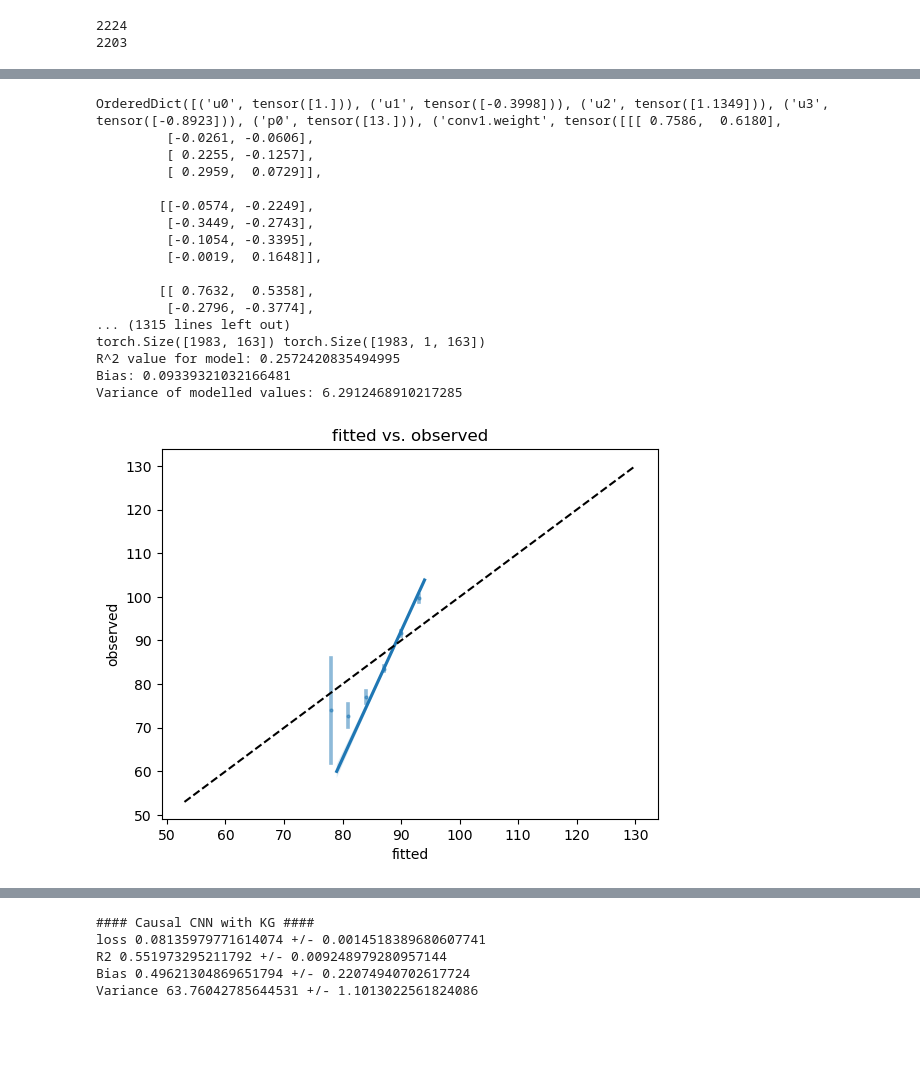
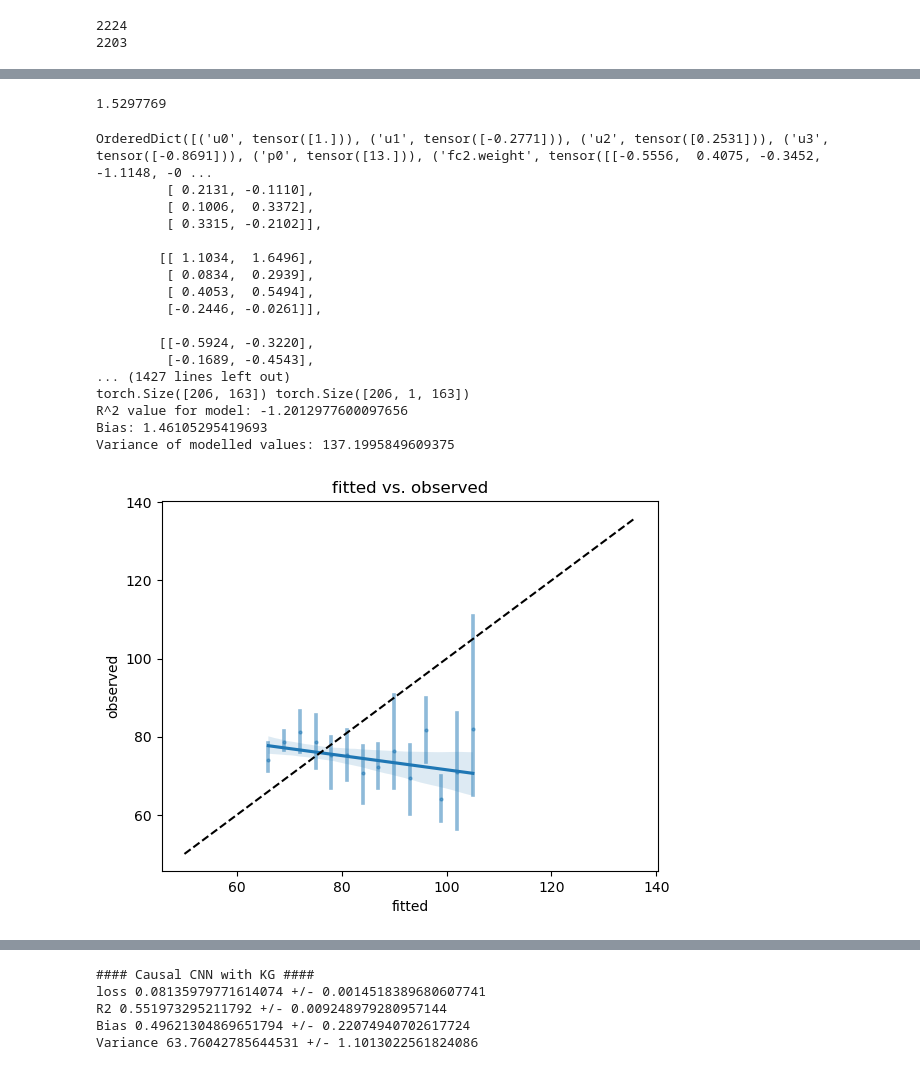
Before and after one commit to MartinP556/ML_algorithms, a Jupyter notebook: CCNN.ipynb, the cells around one changed output, grey strips where cells are left out. Drawn from its saved outputs; the diff is of its cells as text; code cells hidden in the pictures; blank space fills up the shorter version.

```diff
--- a/CCNN.ipynb
+++ b/CCNN.ipynb
@@ -244,7 +434,7 @@ ds_inputs_SSA = pd.read_csv('C:\\Users\\wlwc1989\\Documents\\Phenology_Test_Note
 skip = 1
 numsteps = int(163 // skip)
 NDVI_series_SSA = torch.Tensor(ds_inputs_SSA[[f'NDVI interpolated at day {skip*n}' for n in range(numsteps)]].values)#12
-#NDVI_series_SSA = ((NDVI_series_SSA - NDVI_series_SSA.min(dim=1)[0].unsqueeze(1))/(NDVI_series_SSA.max(dim=1)[0] - NDVI_series_SSA.min(dim=1)[0]).unsqueeze(1))
+NDVI_series_SSA = ((NDVI_series_SSA - NDVI_series_SSA.min(dim=1)[0].unsqueeze(1))/(NDVI_series_SSA.max(dim=1)[0] - NDVI_series_SSA.min(dim=1)[0]).unsqueeze(1))
 temp_series_SSA = torch.Tensor(ds_inputs_SSA[[f'temperature at day {skip*n}' for n in range(numsteps)]].values)
 #photoperiod_series_SSA = torch.Tensor((ds_inputs_SSA[[f'photoperiod at day {skip*n}' for n in range(numsteps)]] > 11).astype(int).values)#12
 photoperiod_series_SSA = torch.Tensor(ds_inputs_SSA[[f'photoperiod at day {skip*n}' for n in range(numsteps)]].values)#12
@@ -252,4 +442,10 @@ day_series_SSA = torch.Tensor([[skip*n for n in range(numsteps)] for count in ra
 year_series_SSA = torch.Tensor([ds_inputs_SSA['year'] for count in range(numsteps)]).T
 id_series_SSA = torch.Tensor([ds_inputs_SSA['Stations_id'] for count in range(numsteps)]).T
 temp_NDVI_series_SSA = torch.swapaxes(torch.stack((temp_series_SSA, photoperiod_series_SSA, NDVI_series_SSA, day_series_SSA, year_series_SSA, id_series_SSA)), 0, 1) #, photoperiod_series_SSA
+labelled_NDVI_series_SSA = torch.swapaxes(torch.stack((NDVI_series_SSA, day_series_SSA, year_series_SSA, id_series_SSA)), 0, 1)
+#labelled_NDVI_series_SSA[:, 0, :] = torch.cumsum(labelled_NDVI_series_SSA[:, 0, :], dim=1)
 NDVI_labels_SSA = torch.Tensor(ds_inputs_SSA[[f'dev stage at day {skip*n}' for n in range(numsteps)]].astype('int64').values)
+# %%
+labelled_NDVI_series_SSA = labelled_NDVI_series_SSA[:, :, :(160 - max_shift)]
+NDVI_labels_SSA = NDVI_labels_SSA[:, :(160 - max_shift)]
+#labelled_NDVI_series_SSA[:, 0, :] = torch.cumsum(labelled_NDVI_series_SSA[:, 0, :], dim=1)
@@ -302,0 +596,3 @@ fit(epochs, model, criterion, optimizer, train_dl, val_dl, save_name = save_name
+# %%
+epochs = 100
+fit(epochs, model, criterion, optimizer, train_dl, val_dl, save_name = save_name, CNN = CNN, bce=bce, MMD=True, MMD_loss=MMD_loss)
@@ -302,0 +621,15 @@ fit(epochs, model, criterion, optimizer, train_dl, val_dl, save_name = save_name
+# %%
+k_folds=5
+train_ds, val_ds = train_test_ds_from_tensors(temp_NDVI_series_SSA, NDVI_labels_SSA, train_proportion=1)
+model_class = Causal_CNN_Classifier_KG
+savename = 'CCNN_SAT_pp_KG'
+epochs = 200
+bs = 500
+input_dim = 4
+hidden_dim = 8
+num_layers = 2
+output_dim = 1
+KG = True
+MMD = False
+model_args = (input_dim, hidden_dim, num_layers, output_dim, KG, MMD)
+loss_values, R2s, Biases, Variances = K_fold_transfer(k_folds, train_ds, model_class, savename, epochs, bs, model_args, lr = 0.01, savename_prefix = 'KFold', freeze_params = False, loss = 'BCE', CNN=True, bce=True)
@@ -303,28 +647,32 @@ fit(epochs, model, criterion, optimizer, train_dl, val_dl, save_name = save_name
+# %%
+np.mean(np.array(Biases)**2)
+# %% [output]
+1.5297769
 # %%
 #temp_NDVI_series_SSA = torch.swapaxes(torch.stack((temp_series_SSA, photoperiod_series_SSA, NDVI_series_SSA, day_series_SSA, year_series_SSA, id_series_SSA)), 0, 1)
 #save_name = 'CCNN_SAT_pp_KG'
 #bce = True
 #CNN = True
 #model = Causal_CNN_Classifier_KG(input_dim, hidden_dim, num_layers, output_dim, KG = True)
 train_dl_SSA, val_dl_SSA = train_test_dl_from_tensors(temp_NDVI_series_SSA, NDVI_labels_SSA, bs = bs, n_channels = n_channels, train_proportion=0.1)
 train_dl_DE, val_dl_DE = train_test_dl_from_tensors(temp_NDVI_series_DE, NDVI_labels_DE, bs = bs, n_channels = n_channels, train_proportion=0.1)
-plot_from_saved(save_name, model, val_dl_DE, method = 'regression', bce=bce, CNN=CNN)#
+plot_from_saved(save_name, model, val_dl_SSA, method = 'regression', bce=bce, CNN=CNN, MMD=True)#
 # %% [output]
-OrderedDict([('u0', tensor([1.])), ('u1', tensor([-0.3998])), ('u2', tensor([1.1349])), ('u3', tensor([-0.8923])), ('p0', tensor([13.])), ('conv1.weight', tensor([[[ 0.7586,  0.6180],
-         [-0.0261, -0.0606],
-         [ 0.2255, -0.1257],
-         [ 0.2959,  0.0729]],
+OrderedDict([('u0', tensor([1.])), ('u1', tensor([-0.2771])), ('u2', tensor([0.2531])), ('u3', tensor([-0.8691])), ('p0', tensor([13.])), ('fc2.weight', tensor([[-0.5556,  0.4075, -0.3452, -1.1148, -0 ...
+         [ 0.2131, -0.1110],
+         [ 0.1006,  0.3372],
+         [ 0.3315, -0.2102]],
 
-        [[-0.0574, -0.2249],
-         [-0.3449, -0.2743],
-         [-0.1054, -0.3395],
-         [-0.0019,  0.1648]],
+        [[ 1.1034,  1.6496],
+         [ 0.0834,  0.2939],
+         [ 0.4053,  0.5494],
+         [-0.2446, -0.0261]],
 
-        [[ 0.7632,  0.5358],
-         [-0.2796, -0.3774],
-... (1315 lines left out)
-torch.Size([1983, 163]) torch.Size([1983, 1, 163])
-R^2 value for model: 0.2572420835494995
-Bias: 0.09339321032166481
-Variance of modelled values: 6.2912468910217285
+        [[-0.5924, -0.3220],
+         [-0.1689, -0.4543],
+... (1427 lines left out)
+torch.Size([206, 163]) torch.Size([206, 1, 163])
+R^2 value for model: -1.2012977600097656
+Bias: 1.46105295419693
+Variance of modelled values: 137.1995849609375
-[figure, old version]
+[figure, new version]
```
Also changed, not shown: parts of 41 cells of this notebook, 2 other files.
